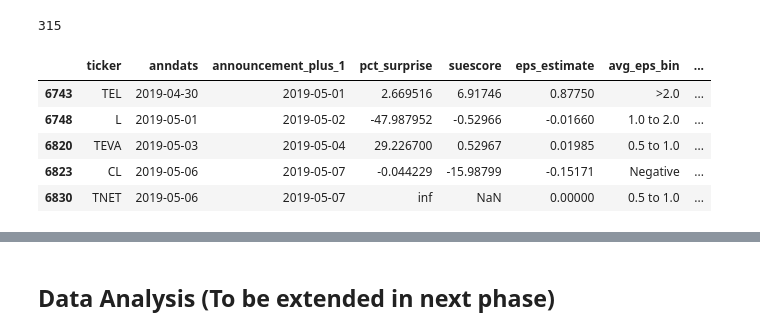
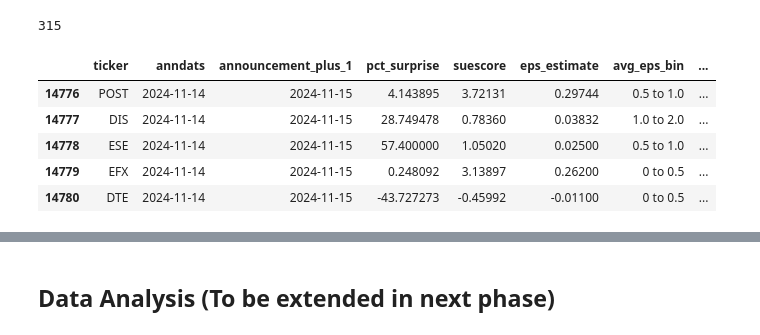
Before and after one commit to harrypandas/qts-final-project, a Jupyter notebook: notebooks/qts_final_project_draft.ipynb, the cells around one changed output, grey strips where cells are left out. Drawn from its saved outputs; the diff is of its cells as text; code cells hidden in the pictures.

```diff
--- a/notebooks/qts_final_project_draft.ipynb
+++ b/notebooks/qts_final_project_draft.ipynb
@@ -928,20 +915,20 @@ surp_final['ticker'].nunique()
 # %%
 # List of fundamental metrics to compute z-scores for, by avg_eps_bin
 fund_metrics = ['EV_EBITDA', 'rev_yoy_growth', 'price_yoy_growth', 'price', 'mkt_val']
 
 for metric in fund_metrics:
     surp_final[metric + '_bin_z'] = surp_final.groupby('avg_eps_bin')[metric].transform(
         lambda x: (x - x.mean()) / x.std()
     )
 
-surp_final.head()
+surp_final.tail()
 # %% [output]
 |  | ticker | anndats | announcement_plus_1 | pct_surprise | suescore | eps_estimate | avg_eps_bin | ... |
-| 6743 | TEL | 2019-04-30 | 2019-05-01 | 2.669516 | 6.91746 | 0.87750 | >2.0 | ... |
-| 6748 | L | 2019-05-01 | 2019-05-02 | -47.987952 | -0.52966 | -0.01660 | 1.0 to 2.0 | ... |
-| 6820 | TEVA | 2019-05-03 | 2019-05-04 | 29.226700 | 0.52967 | 0.01985 | 0.5 to 1.0 | ... |
-| 6823 | CL | 2019-05-06 | 2019-05-07 | -0.044229 | -15.98799 | -0.15171 | Negative | ... |
-| 6830 | TNET | 2019-05-06 | 2019-05-07 | inf | NaN | 0.00000 | 0.5 to 1.0 | ... |
+| 14776 | POST | 2024-11-14 | 2024-11-15 | 4.143895 | 3.72131 | 0.29744 | 0.5 to 1.0 | ... |
+| 14777 | DIS | 2024-11-14 | 2024-11-15 | 28.749478 | 0.78360 | 0.03832 | 1.0 to 2.0 | ... |
+| 14778 | ESE | 2024-11-14 | 2024-11-15 | 57.400000 | 1.05020 | 0.02500 | 0.5 to 1.0 | ... |
+| 14779 | EFX | 2024-11-14 | 2024-11-15 | 0.248092 | 3.13897 | 0.26200 | 0 to 0.5 | ... |
+| 14780 | DTE | 2024-11-14 | 2024-11-15 | -43.727273 | -0.45992 | -0.01100 | 0 to 0.5 | ... |
 # %%
 print(surp_final.isna().sum())
 # %% [output]
```
Also changed, not shown: parts of 3 cells of this notebook.
